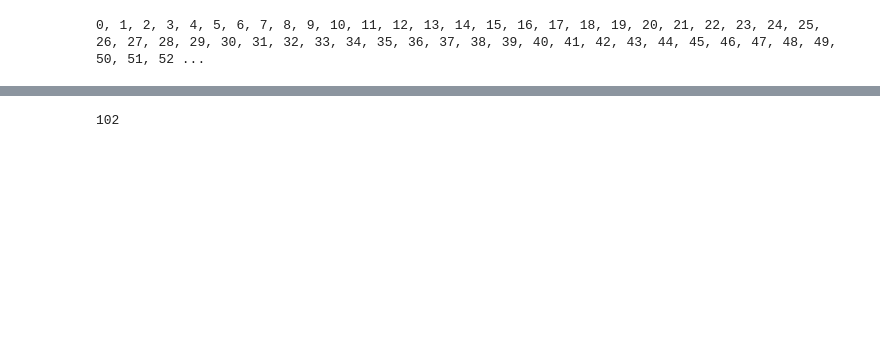
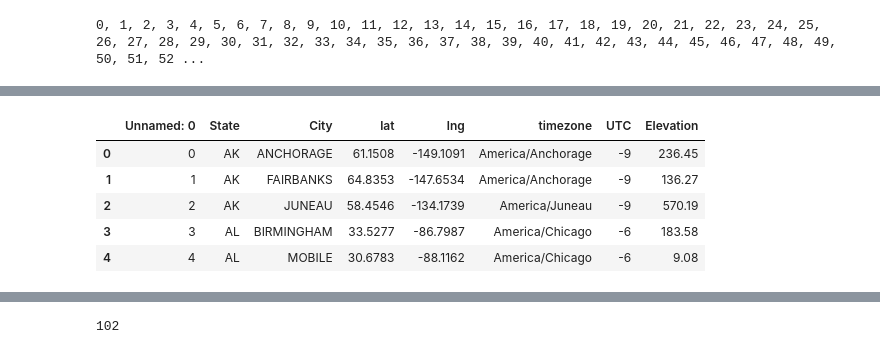
Before and after one commit to raulgiovannymartinez/Data-Visualization-DSE241, a Jupyter notebook: Final Project/Jupyter Notebooks/Data Exploration.ipynb, the cells around one changed output, grey strips where cells are left out. Cells and saved outputs as stored; diff of their text form; code cells hidden in the pictures; blank space fills up the shorter version.

```diff
--- a/Final Project/Jupyter Notebooks/Data Exploration.ipynb
+++ b/Final Project/Jupyter Notebooks/Data Exploration.ipynb
@@ -36,3 +66,11 @@ counties_1 = set(df_agg.County.str.lower())
 # %%
-df_counties = pd.read_csv(path.abspath('../dash_plotly_code/data/lat_lon_counties.csv'))
+df_counties = pd.read_csv(path.abspath('../dash_plotly_code/data/cities_coord_time_alt.csv'))
+df_counties.head()
+# %% [output]
+|  | Unnamed: 0 | State | City | lat | lng | timezone | UTC | Elevation |
+| 0 | 0 | AK | ANCHORAGE | 61.1508 | -149.1091 | America/Anchorage | -9 | 236.45 |
+| 1 | 1 | AK | FAIRBANKS | 64.8353 | -147.6534 | America/Anchorage | -9 | 136.27 |
+| 2 | 2 | AK | JUNEAU | 58.4546 | -134.1739 | America/Juneau | -9 | 570.19 |
+| 3 | 3 | AL | BIRMINGHAM | 33.5277 | -86.7987 | America/Chicago | -6 | 183.58 |
+| 4 | 4 | AL | MOBILE | 30.6783 | -88.1162 | America/Chicago | -6 | 9.08 |
 # %%
```
Also changed, not shown: parts of 8 cells of this notebook, 3 other files.
